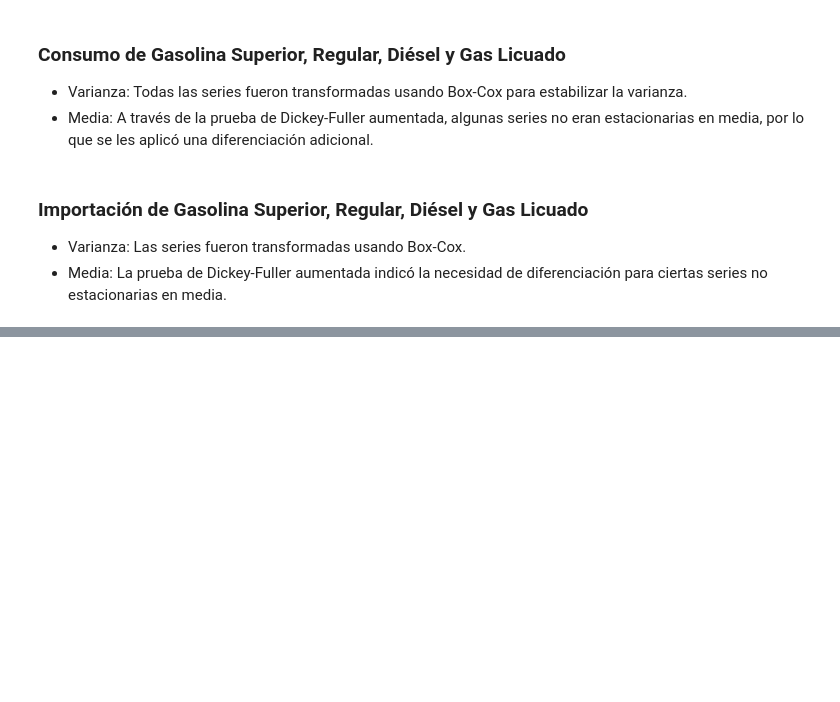
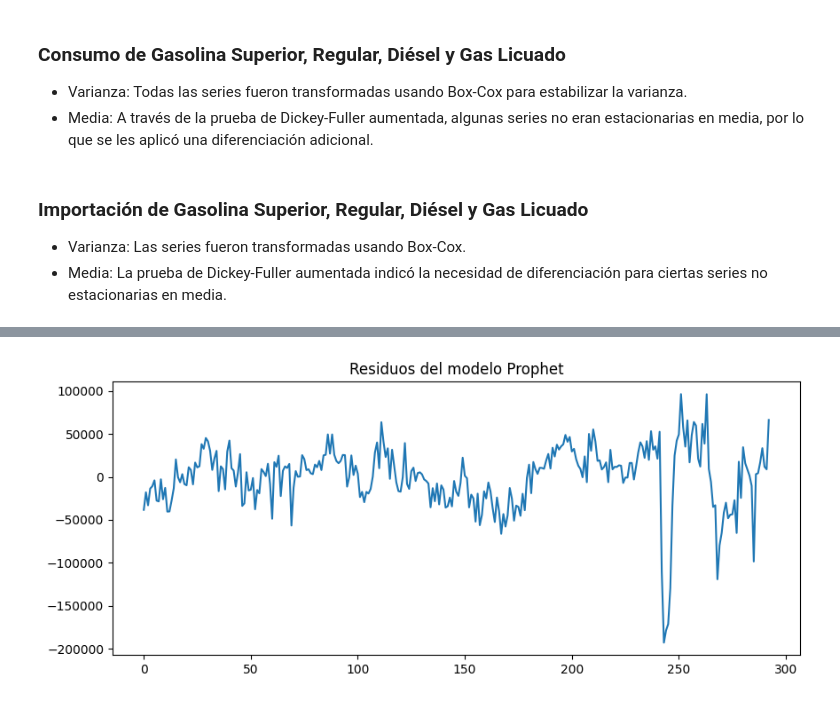
Before and after one commit to SofiLam13/Lab2-DS-, a Jupyter notebook: Lab2(Data_Science).ipynb, the cells around one changed output, grey strips where cells are left out. Cells and saved outputs as stored; diff of their text form; code cells hidden in the pictures; blank space fills up the shorter version.

```diff
--- a/Lab2(Data_Science).ipynb
+++ b/Lab2(Data_Science).ipynb
@@ -422,0 +588,9 @@ Critical Values (differentiated):
+# %%
+#Evaluar los residuos de Prophet
+residuals_prophet = prophetData['y'] - forecast['yhat'][:len(prophetData)]
+plt.figure(figsize=(10, 4))
+plt.plot(residuals_prophet)
+plt.title('Residuos del modelo Prophet')
+plt.show()
+# %% [output]
+[figure, added]
```
Also changed, not shown: parts of 19 cells of this notebook.
